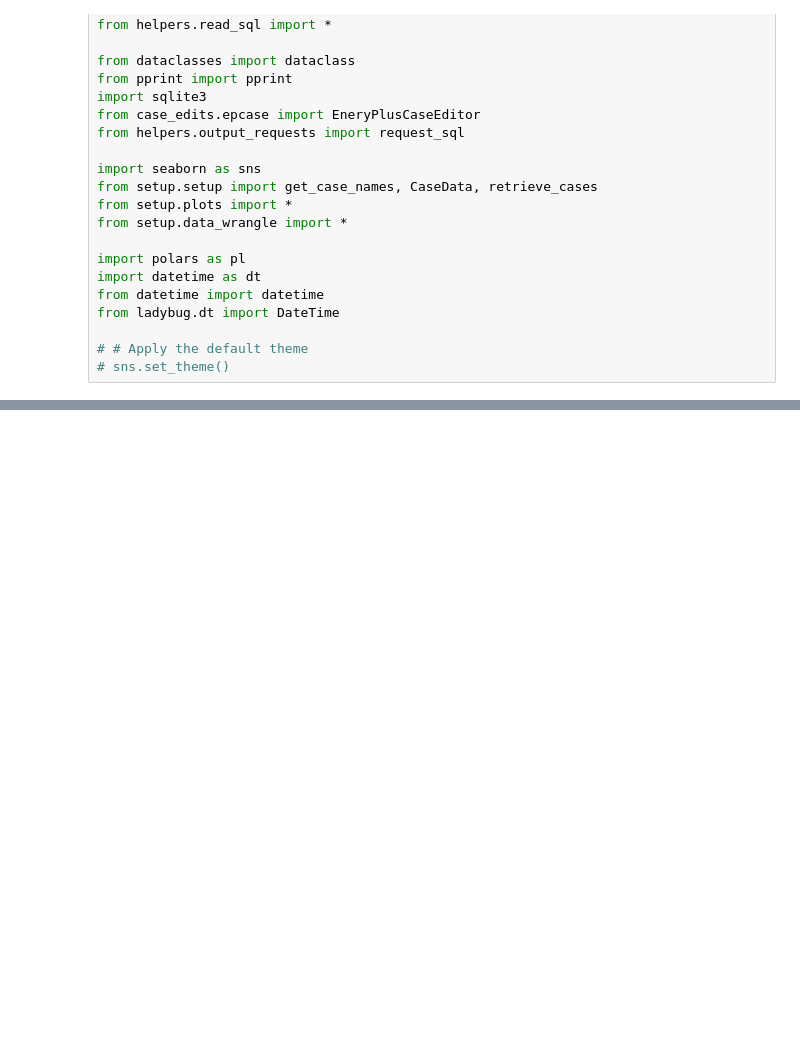
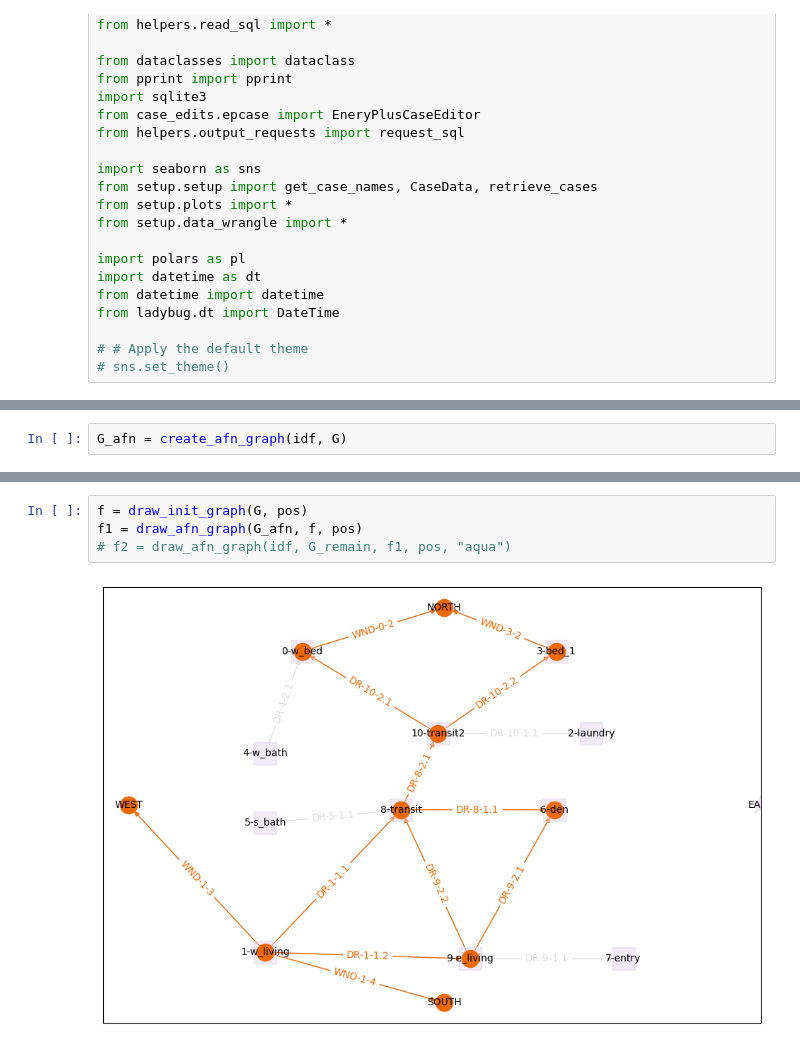
Before and after one commit to juliet29/plan2EPlus, a Jupyter notebook: _notebooks/t05_svg2plan.ipynb, the cells around one changed output, grey strips where cells are left out. Cells and saved outputs as stored; diff of their text form; blank space fills up the shorter version.

```diff
--- a/_notebooks/t05_svg2plan.ipynb
+++ b/_notebooks/t05_svg2plan.ipynb
@@ -125,0 +56,2 @@ sns.catplot(df, y="values", x="case_names",  kind="box")
+# %%
+G_afn = create_afn_graph(idf, G)
@@ -125,0 +131,6 @@ sns.catplot(df, y="values", x="case_names",  kind="box")
+# %%
+f = draw_init_graph(G, pos)
+f1 = draw_afn_graph(G_afn, f, pos)
+# f2 = draw_afn_graph(idf, G_remain, f1, pos, "aqua")
+# %% [output]
+[figure, added]
```
Also changed, not shown: parts of 24 cells of this notebook, 4 other files.
